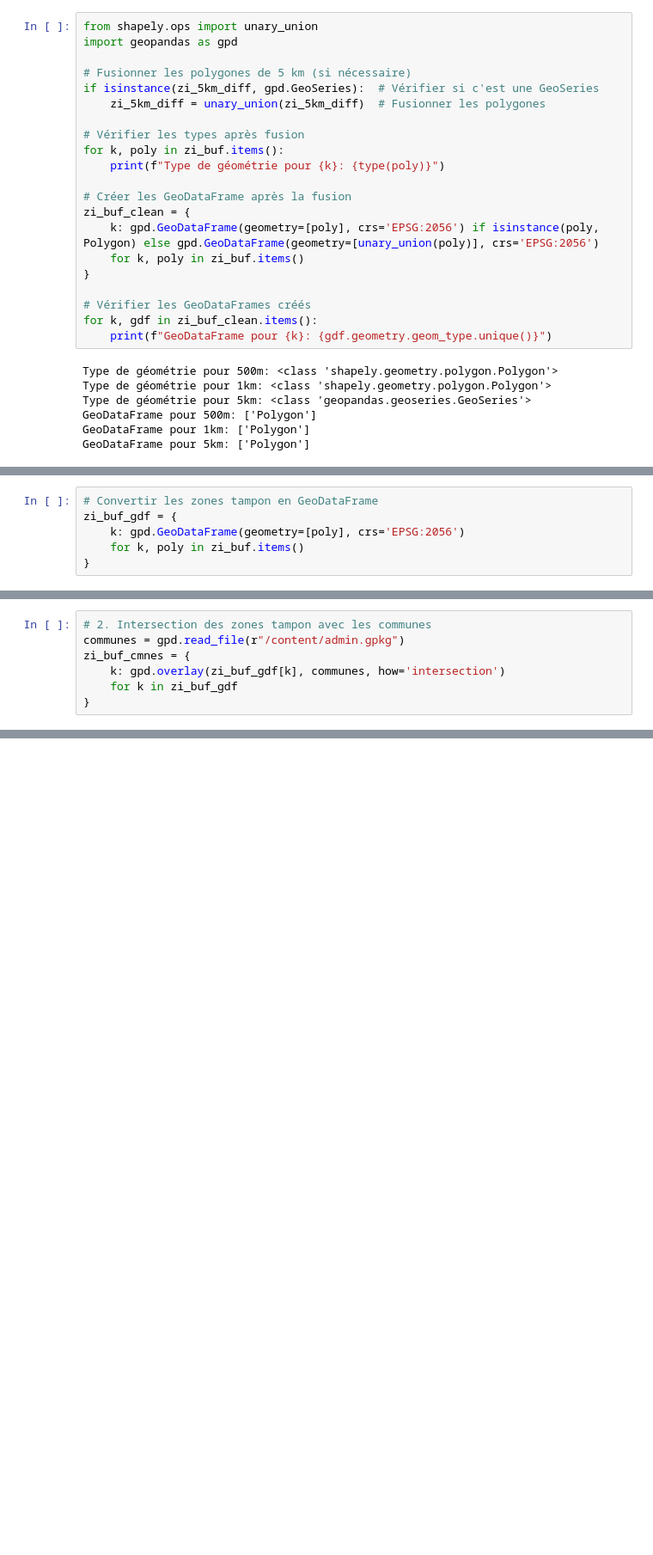
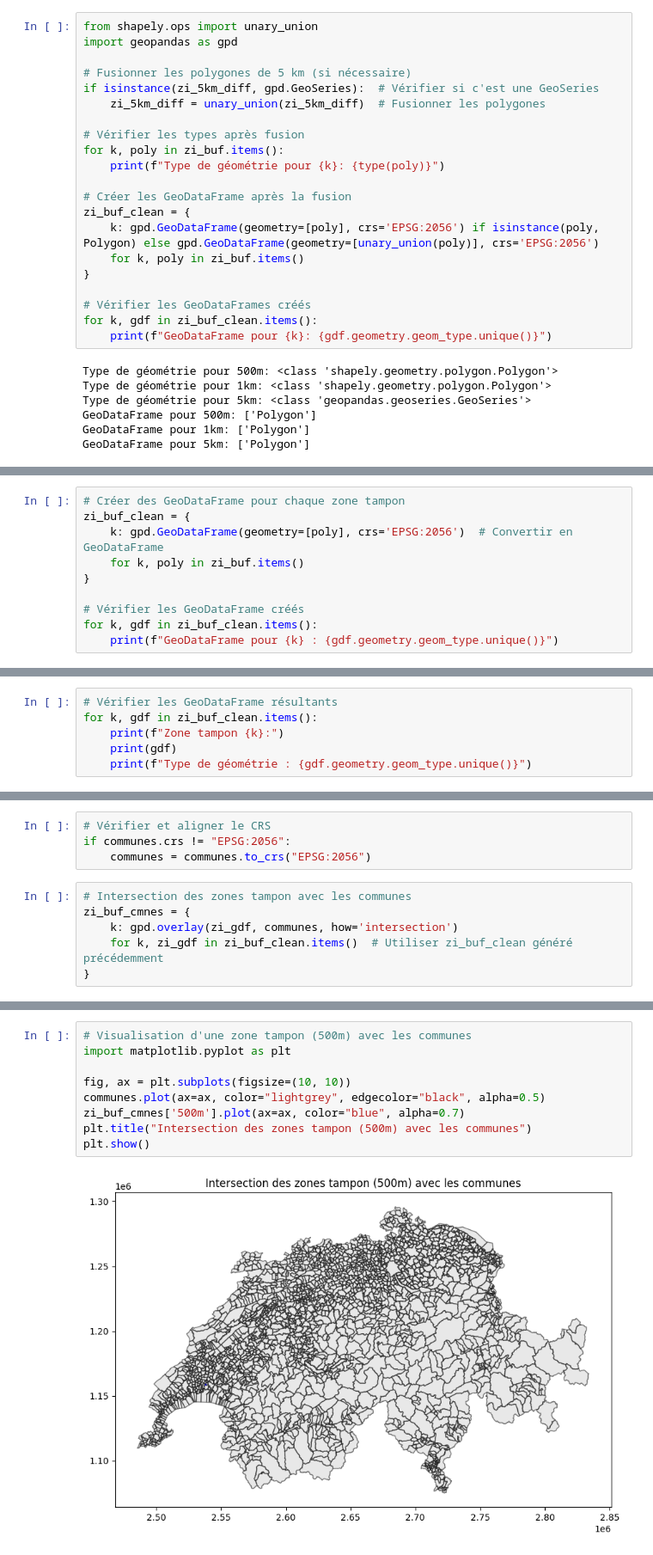
Before and after one commit to noemiezufferey/2024_Geoinformatique_I, a Jupyter notebook: s4_ip_exercice.ipynb, the cells around one changed output, grey strips where cells are left out. Shown at 86% size. Cells and saved outputs as stored; diff of their text form; blank space fills up the shorter version.

```diff
--- a/s4_ip_exercice.ipynb
+++ b/s4_ip_exercice.ipynb
@@ -647,6 +665,10 @@ zi_buf = {
 # %%
-# Convertir les zones tampon en GeoDataFrame
-zi_buf_gdf = {
-    k: gpd.GeoDataFrame(geometry=[poly], crs='EPSG:2056')
+# Créer des GeoDataFrame pour chaque zone tampon
+zi_buf_clean = {
+    k: gpd.GeoDataFrame(geometry=[poly], crs='EPSG:2056')  # Convertir en GeoDataFrame
     for k, poly in zi_buf.items()
 }
+
+# Vérifier les GeoDataFrame créés
+for k, gdf in zi_buf_clean.items():
+    print(f"GeoDataFrame pour {k} : {gdf.geometry.geom_type.unique()}")
@@ -652,0 +679,6 @@ zi_buf_gdf = {
+# %%
+# Vérifier les GeoDataFrame résultants
+for k, gdf in zi_buf_clean.items():
+    print(f"Zone tampon {k}:")
+    print(gdf)
+    print(f"Type de géométrie : {gdf.geometry.geom_type.unique()}")
@@ -653,7 +698,10 @@ zi_buf_gdf = {
+# %%
+# Vérifier et aligner le CRS
+if communes.crs != "EPSG:2056":
+    communes = communes.to_crs("EPSG:2056")
 # %%
-# 2. Intersection des zones tampon avec les communes
-communes = gpd.read_file(r"/content/admin.gpkg")
+# Intersection des zones tampon avec les communes
 zi_buf_cmnes = {
-    k: gpd.overlay(zi_buf_gdf[k], communes, how='intersection')
-    for k in zi_buf_gdf
+    k: gpd.overlay(zi_gdf, communes, how='intersection')
+    for k, zi_gdf in zi_buf_clean.items()  # Utiliser zi_buf_clean généré précédemment
 }
@@ -665,0 +745,11 @@ zi_buf_cmnes['500m'].plot()
+# %%
+# Visualisation d'une zone tampon (500m) avec les communes
+import matplotlib.pyplot as plt
+
+fig, ax = plt.subplots(figsize=(10, 10))
+communes.plot(ax=ax, color="lightgrey", edgecolor="black", alpha=0.5)
+zi_buf_cmnes['500m'].plot(ax=ax, color="blue", alpha=0.7)
+plt.title("Intersection des zones tampon (500m) avec les communes")
+plt.show()
+# %% [output]
+[figure, added]
```
Also changed, not shown: parts of 30 cells of this notebook.
